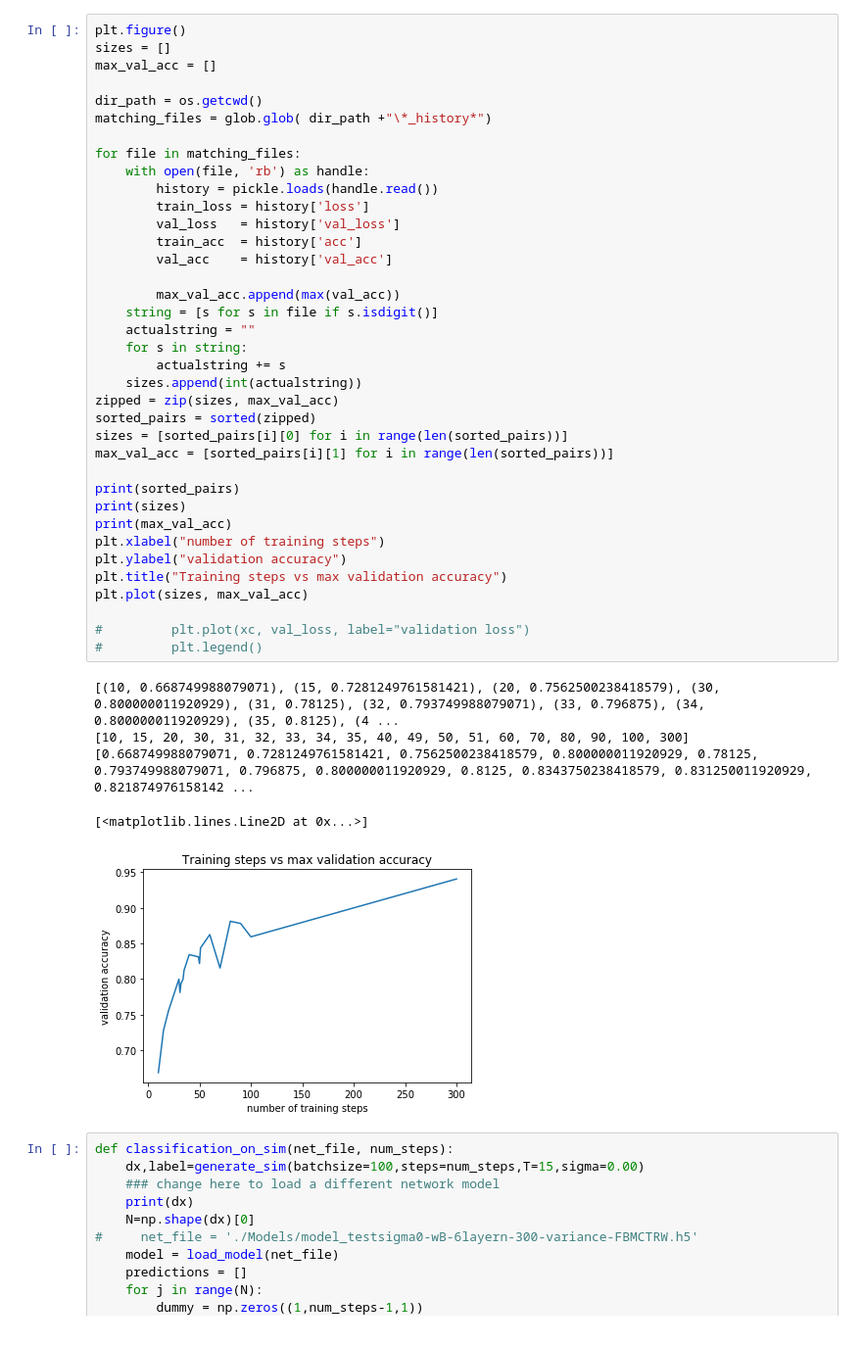
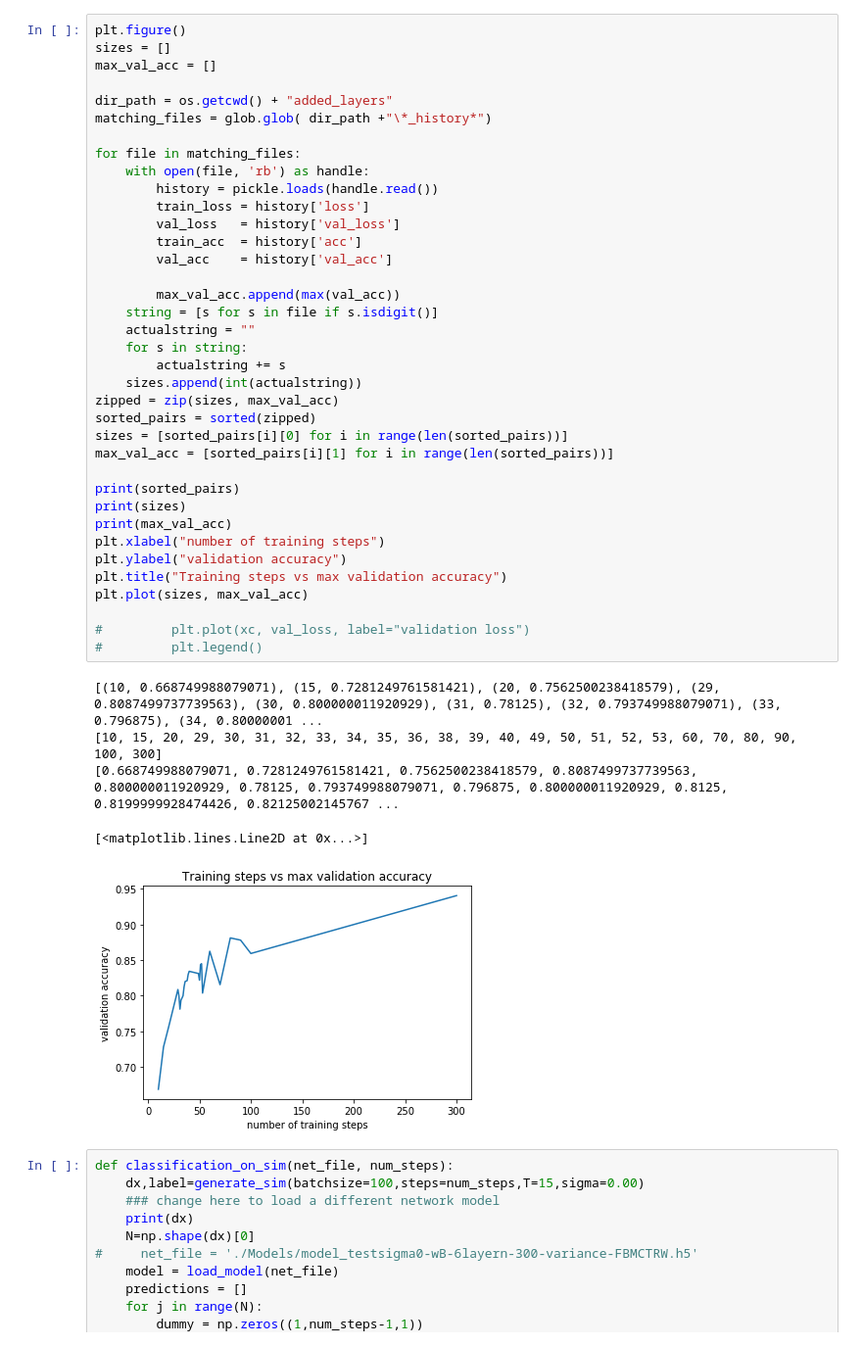
Before and after one commit to erictang000/monet, a Jupyter notebook: src/Data Analysis.ipynb, the cells around one changed output. Shown at 98% size. Drawn from its saved outputs; the diff is of its cells as text.

```diff
--- a/src/Data Analysis.ipynb
+++ b/src/Data Analysis.ipynb
@@ -18,44 +163,44 @@ plt.figure()
 sizes = []
 max_val_acc = []
 
-dir_path = os.getcwd()
+dir_path = os.getcwd() + "added_layers"
 matching_files = glob.glob( dir_path +"\*_history*")
 
 for file in matching_files:
     with open(file, 'rb') as handle:
         history = pickle.loads(handle.read())
         train_loss = history['loss']
         val_loss   = history['val_loss']
         train_acc  = history['acc']
         val_acc    = history['val_acc']
 
         max_val_acc.append(max(val_acc))
     string = [s for s in file if s.isdigit()]
     actualstring = ""
     for s in string:
         actualstring += s
     sizes.append(int(actualstring))
 zipped = zip(sizes, max_val_acc)
 sorted_pairs = sorted(zipped)
 sizes = [sorted_pairs[i][0] for i in range(len(sorted_pairs))]
 max_val_acc = [sorted_pairs[i][1] for i in range(len(sorted_pairs))]
 
 print(sorted_pairs)
 print(sizes)
 print(max_val_acc)
 plt.xlabel("number of training steps")
 plt.ylabel("validation accuracy")
 plt.title("Training steps vs max validation accuracy")
 plt.plot(sizes, max_val_acc)
 
 #         plt.plot(xc, val_loss, label="validation loss")
 #         plt.legend()
 # %% [output]
-[(10, 0.668749988079071), (15, 0.7281249761581421), (20, 0.7562500238418579), (30, 0.800000011920929), (31, 0.78125), (32, 0.793749988079071), (33, 0.796875), (34, 0.800000011920929), (35, 0.8125), (4 ...
-[10, 15, 20, 30, 31, 32, 33, 34, 35, 40, 49, 50, 51, 60, 70, 80, 90, 100, 300]
-[0.668749988079071, 0.7281249761581421, 0.7562500238418579, 0.800000011920929, 0.78125, 0.793749988079071, 0.796875, 0.800000011920929, 0.8125, 0.8343750238418579, 0.831250011920929, 0.821874976158142 ...
+[(10, 0.668749988079071), (15, 0.7281249761581421), (20, 0.7562500238418579), (29, 0.8087499737739563), (30, 0.800000011920929), (31, 0.78125), (32, 0.793749988079071), (33, 0.796875), (34, 0.80000001 ...
+[10, 15, 20, 29, 30, 31, 32, 33, 34, 35, 36, 38, 39, 40, 49, 50, 51, 52, 53, 60, 70, 80, 90, 100, 300]
+[0.668749988079071, 0.7281249761581421, 0.7562500238418579, 0.8087499737739563, 0.800000011920929, 0.78125, 0.793749988079071, 0.796875, 0.800000011920929, 0.8125, 0.8199999928474426, 0.82125002145767 ...
 [<matplotlib.lines.Line2D at 0x...>]
-[figure, old version]
+[figure, new version]
 # %%
 def classification_on_sim(net_file, num_steps):
     dx,label=generate_sim(batchsize=100,steps=num_steps,T=15,sigma=0.00)
```
Also changed, not shown: parts of 2 cells of this notebook, 2 other files.
